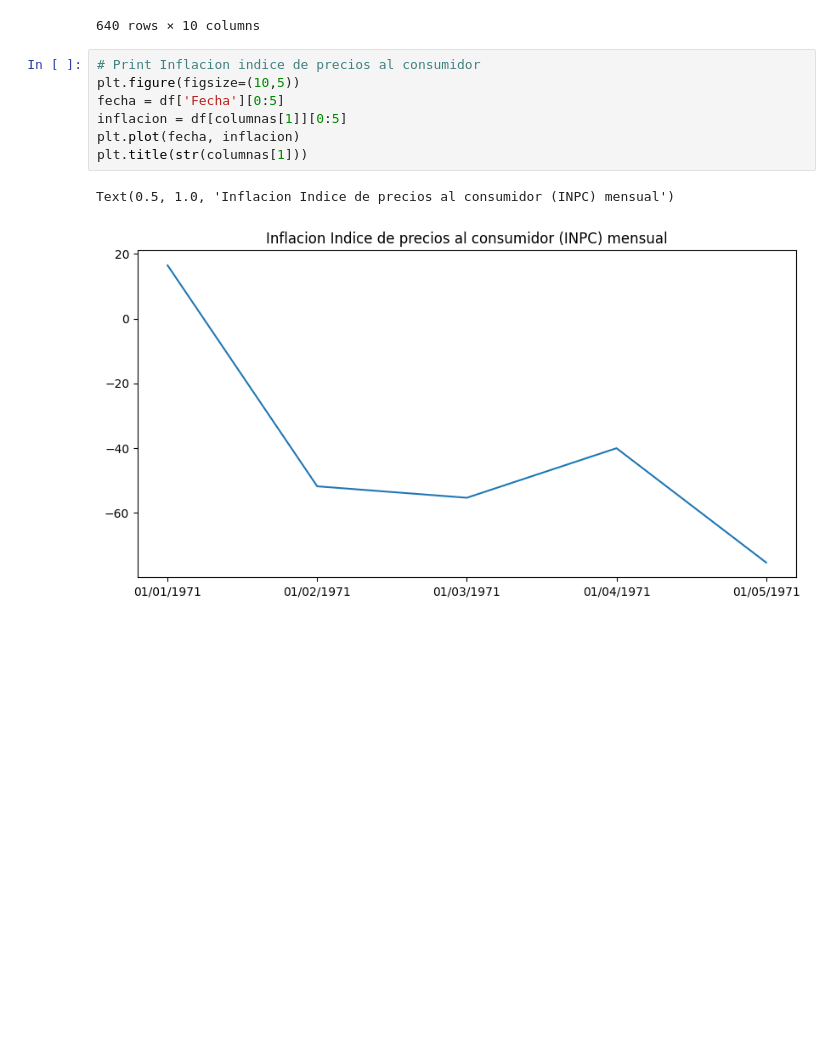
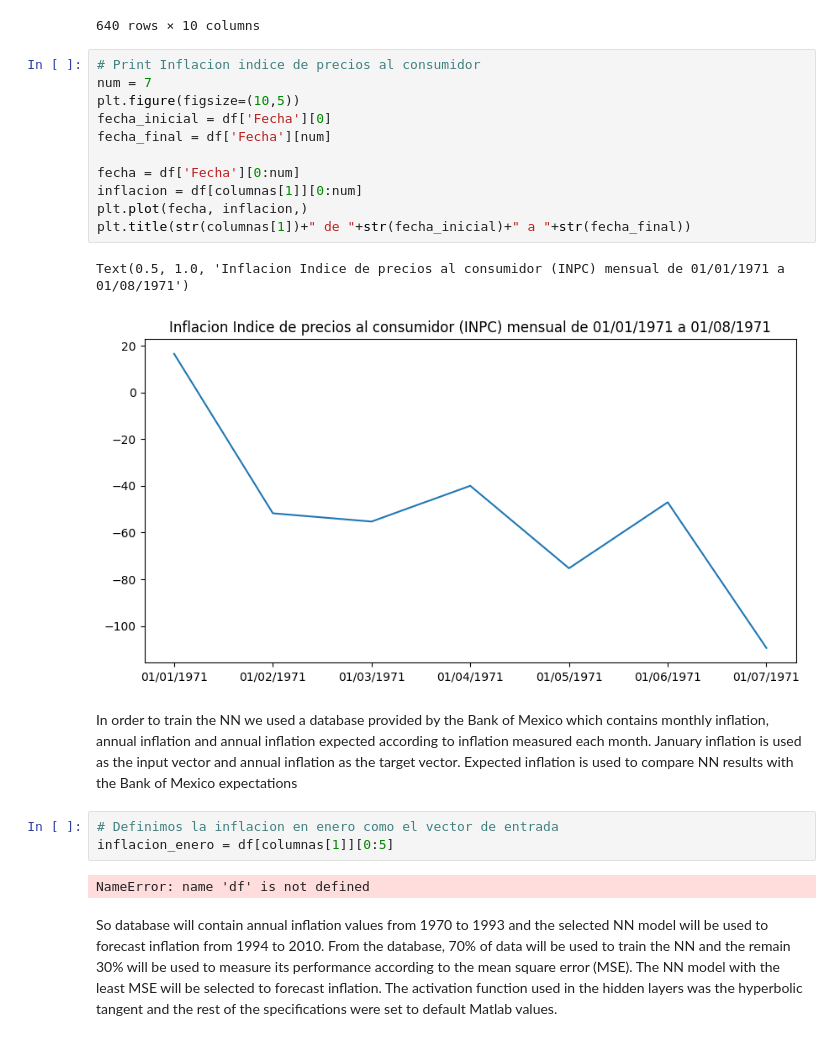
Before and after one commit to NataliaPerez08/Proyecto-Redes-Neuronales, a Jupyter notebook: proyecto.ipynb, the cells around one changed output. Saved outputs shown, nothing was run; the diff lists cells and outputs as text; blank space fills up the shorter version.

```diff
--- a/proyecto.ipynb
+++ b/proyecto.ipynb
@@ -28,11 +28,37 @@ df
 640 rows × 10 columns
 # %%
 # Print Inflacion indice de precios al consumidor
+num = 7
 plt.figure(figsize=(10,5))
-fecha = df['Fecha'][0:5]
-inflacion = df[columnas[1]][0:5]
-plt.plot(fecha, inflacion)
-plt.title(str(columnas[1]))
+fecha_inicial = df['Fecha'][0]
+fecha_final = df['Fecha'][num]
+
+fecha = df['Fecha'][0:num]
+inflacion = df[columnas[1]][0:num]
+plt.plot(fecha, inflacion,)
+plt.title(str(columnas[1])+" de "+str(fecha_inicial)+" a "+str(fecha_final))
 # %% [output]
-Text(0.5, 1.0, 'Inflacion Indice de precios al consumidor (INPC) mensual')
+Text(0.5, 1.0, 'Inflacion Indice de precios al consumidor (INPC) mensual de 01/01/1971 a 01/08/1971')
-[figure, old version]
+[figure, new version]
+# %% [markdown]
+In order to train the NN we used a database provided by the Bank
+of Mexico which contains monthly inflation, annual inflation
+and annual inflation expected according to inflation measured
+each month. January inflation is used as the input vector and
+annual inflation as the target vector. Expected inflation is used
+to compare NN results with the Bank of Mexico expectations
+# %%
+# Definimos la inflacion en enero como el vector de entrada
+inflacion_enero = df[columnas[1]][0:5]
+# %% [output]
+NameError: name 'df' is not defined
+# %% [markdown]
+So database will contain annual inflation values from 1970 to 1993
+and the selected NN model will be used to forecast inflation
+from 1994 to 2010. From the database, 70% of data will be
+used to train the NN and the remain 30% will be used to
+measure its performance according to the mean square error
+(MSE). The NN model with the least MSE will be selected to
+forecast inflation. The activation function used in the hidden
+layers was the hyperbolic tangent and the rest of the
+specifications were set to default Matlab values.
```
